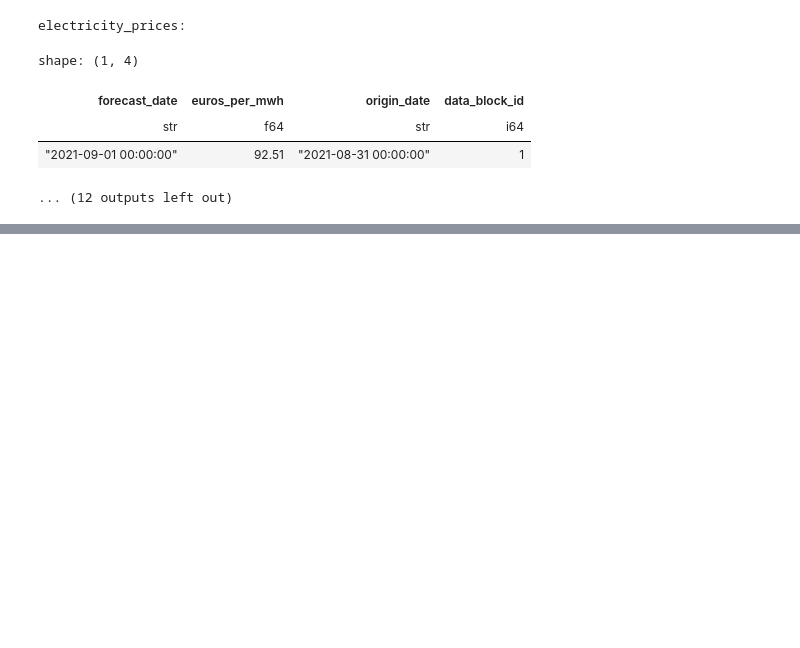
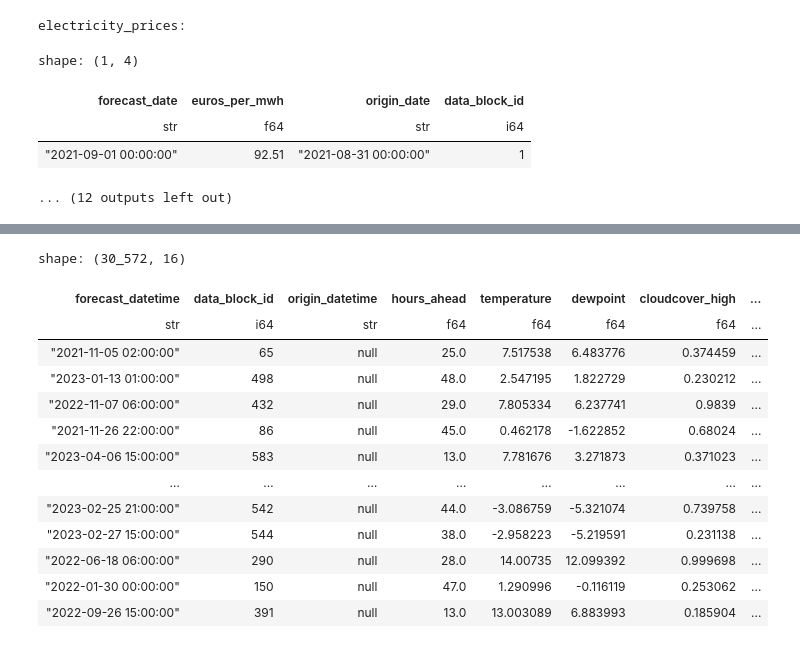
Before and after one commit to pabbuen/TFG-ProduccionElectrica, a Jupyter notebook: codigo/notebooks/preprocessing.ipynb, the cells around one changed output, grey strips where cells are left out. Drawn from its saved outputs; the diff is of its cells as text; code cells hidden in the pictures; blank space fills up the shorter version.

```diff
--- a/codigo/notebooks/preprocessing.ipynb
+++ b/codigo/notebooks/preprocessing.ipynb
@@ -222,0 +313,24 @@ shape: (1, 4)
+# %%
+agg_columns = [col for col in dfs["forecast_weather"].columns
+               if col not in ["latitude", "longitude"] +
+               ["forecast_datetime", 'data_block_id']]
+agg_dict = {agg_col: ["mean"] for agg_col in agg_columns}
+
+dfs["forecast_weather"].group_by(["forecast_datetime", 'data_block_id']).agg(
+    pl.mean(agg_columns)
+)
+# %% [output]
+shape: (30_572, 16)
+| forecast_datetime | data_block_id | origin_datetime | hours_ahead | temperature | dewpoint | cloudcover_high | ... |
+| str | i64 | str | f64 | f64 | f64 | f64 | ... |
+| "2021-11-05 02:00:00" | 65 | null | 25.0 | 7.517538 | 6.483776 | 0.374459 | ... |
+| "2023-01-13 01:00:00" | 498 | null | 48.0 | 2.547195 | 1.822729 | 0.230212 | ... |
+| "2022-11-07 06:00:00" | 432 | null | 29.0 | 7.805334 | 6.237741 | 0.9839 | ... |
+| "2021-11-26 22:00:00" | 86 | null | 45.0 | 0.462178 | -1.622852 | 0.68024 | ... |
+| "2023-04-06 15:00:00" | 583 | null | 13.0 | 7.781676 | 3.271873 | 0.371023 | ... |
+| … | … | … | … | … | … | … | ... |
+| "2023-02-25 21:00:00" | 542 | null | 44.0 | -3.086759 | -5.321074 | 0.739758 | ... |
+| "2023-02-27 15:00:00" | 544 | null | 38.0 | -2.958223 | -5.219591 | 0.231138 | ... |
+| "2022-06-18 06:00:00" | 290 | null | 28.0 | 14.00735 | 12.099392 | 0.999698 | ... |
+| "2022-01-30 00:00:00" | 150 | null | 47.0 | 1.290996 | -0.116119 | 0.253062 | ... |
+| "2022-09-26 15:00:00" | 391 | null | 13.0 | 13.003089 | 6.883993 | 0.185904 | ... |
```
Also changed, not shown: parts of 7 cells of this notebook, 4 other files.
